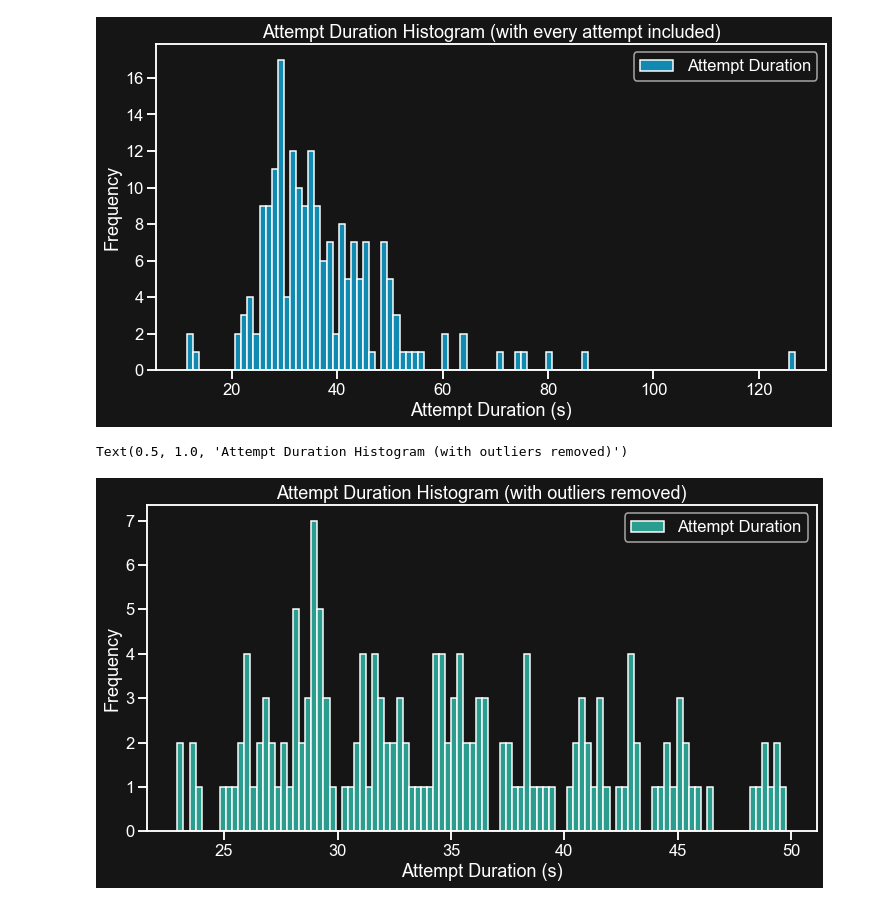
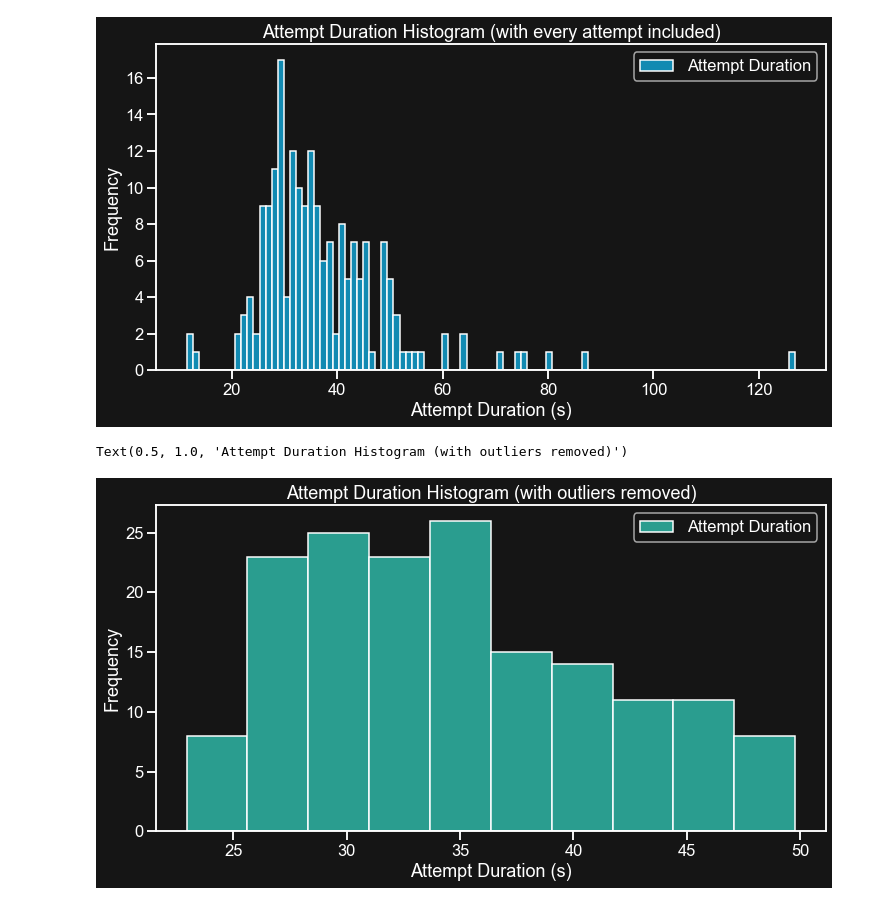
Before and after one commit to fixe-exclamation-mark/bake-off-2-ipm, a Jupyter notebook: stats.ipynb, the cells around one changed output. Cells and saved outputs as stored; diff of their text form; code cells hidden in the pictures.

```diff
--- a/stats.ipynb
+++ b/stats.ipynb
@@ -66,10 +66,10 @@ df = df[df['misses'] < df['hits'].median() -  2 * df['misses'].std()]
 # %%
 # plot it again
 plt.figure(figsize=(12, 6))
-df['attempt_duration'].plot(kind='hist', bins=100, color='#2a9d8f')
+df['attempt_duration'].plot(kind='hist', color='#2a9d8f')
 plt.xlabel('Attempt Duration (s)')
 plt.legend(['Attempt Duration'])
 plt.title('Attempt Duration Histogram (with outliers removed)')
 # %% [output]
 Text(0.5, 1.0, 'Attempt Duration Histogram (with outliers removed)')
-[figure, old version]
+[figure, new version]
```
Also changed, not shown: parts of 1 cell of this notebook, 1 other file.
